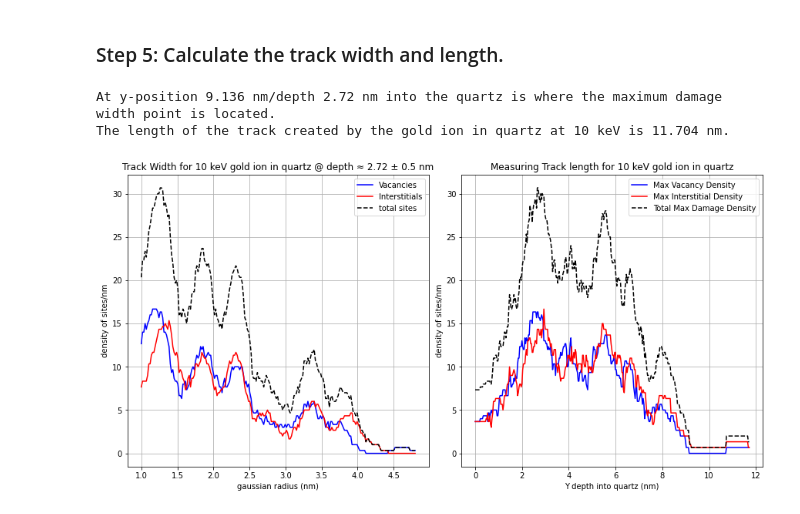
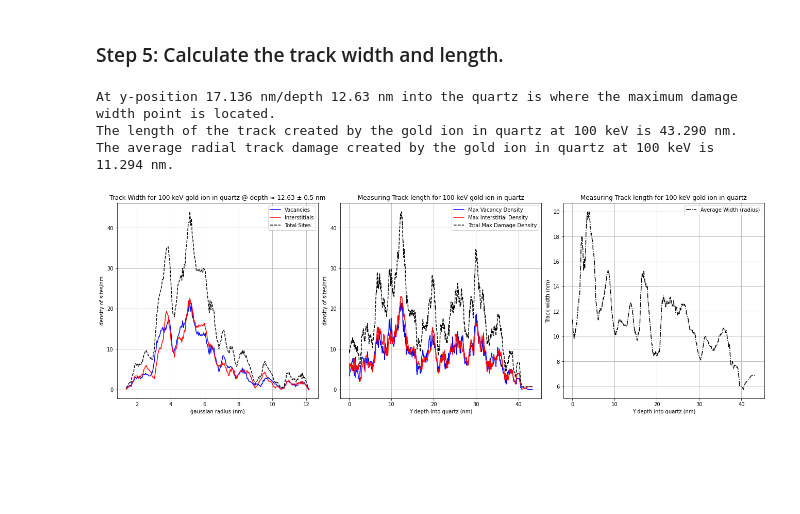
Before and after one commit to NSF-GCR-MDDM/kmream_md, a Jupyter notebook: md_vacancies.ipynb, the cells around one changed output. Saved outputs shown, nothing was run; the diff lists cells and outputs as text; code cells hidden in the pictures; blank space fills up the shorter version.

```diff
--- a/md_vacancies.ipynb
+++ b/md_vacancies.ipynb
@@ -307,10 +308,10 @@ def clean_compare_and_convert(data_path, original_path, header="id type x y z st
     return modified, vacancies
 
 original_crystal_paths = [
-    "6_4_2025_runs/6_5_2025_11000_original",
-    "6_4_2025_runs/6_5_2025_12000_original",
-    "6_4_2025_runs/6_5_2025_13000_original",
-    "6_4_2025_runs/6_5_2025_14000_original",
+    "6_18_2025_runs/6_18_2025_19000_100kev_original",
+    "6_19_2025_runs/6_19_2025_15000_original",
+    "6_23_2025_runs/6_23_2025_20000_original",
+    "6_24_2025_runs/6_24_2025_25000_original",
     "6_4_2025_runs/6_5_2025_15000_original"
 ]
 
@@ -355,8 +356,12 @@ def pca_calculation(data, shooting = 'y'):
 
     pca = PCA(n_components=3)
     pca.fit(positions_centered)
+    direction = pca.components_[0]
 
-    direction = pca.components_[0] * -1     # first principal component, multiply by -1 because we are moving along the -y direction -> if change to +y dir, remove this
+    dot = np.dot(direction, direction_vector)
+    if dot < 0:
+        direction = -direction
+
     dir_xy = direction[:2]
     dir_yz = direction[1:]
     dir_xz = [direction[0], direction[2]]
@@ -472,14 +517,14 @@ def gaussian_circ(a, b, origin, radius):
     return points
 
 depth_tol = 0.5 #this is the tolerance of the plane slice being taken, so the width of the plane slice (+- this value)
-end_radius = 8
+end_radius = 20 # in nm
 beginning_radius = 1
 radii = np.linspace(beginning_radius, end_radius, 401)   #note the lowest this will be will change
 delta = tolerance # kind of like a radial smoothing filter
 data, vac = data_list[dataframe - 1], vacancies[dataframe - 1]
 
 # === Generate line points along the ion track ===
-n_steps = 501
+n_steps = 1001
 t_vals = np.linspace(0, 1, n_steps)
 start = origin
 end = endpoint_3d
@@ -566,6 +611,7 @@ depths = []
 max_vac_densities = []
 max_int_densities = []
 max_total_densities = []
+avg_widths = []
 
 for depth, results_list in all_results.items():
     max_entry = max(results_list, key=lambda d: d['avg_vacancies'] + d['avg_interstitials'])
@@ -575,38 +621,60 @@ for depth, results_list in all_results.items():
     max_int_densities.append(max_entry['avg_interstitials'])
     max_total_densities.append(max_entry['avg_vacancies'] + max_entry['avg_interstitials'])
 
+    # == getting the average width at each depth value ==
+
+    results = all_results[depth]
+    radii_slice = np.array([r['radius'] for r in results])
+    total_density = np.array([r['avg_vacancies'] + r['avg_interstitials'] for r in results])
+
+    if total_density.sum() > 0:
+        weighted_avg_radius = np.sum(radii_slice * total_density) / np.sum(total_density)
+        weighted_avg_radius = weighted_avg_radius + weighted_avg_radius
+    else:
+        weighted_avg_radius = 0
+
+    avg_widths.append(weighted_avg_radius)
+
 
 depth_scalar = np.dot(np.array(best_depth) - origin, track_unit)
 depths_numeric = [d[1] if isinstance(d, (tuple, list)) else d for d in depths]
 
 depth_into_crystal = np.abs(depths_numeric - depths_numeric[0])
 
-fig, axes = plt.subplots(1, 2, figsize=(12, 6), constrained_layout=True)
+fig, axes = plt.subplots(1, 3, figsize=(18, 6), constrained_layout=True)
 
 
 axes[0].plot(radii_best, vac_best, label='Vacancies', color = 'blue')
 axes[0].plot(radii_best, int_best, label='Interstitials', color = 'red')
-axes[0].plot(radii_best, total_best, label = 'total sites', color = 'black', linestyle = '--')
+axes[0].plot(radii_best, total_best, label = 'Total Sites', color = 'black', linestyle = '--')
 axes[0].set_title(f'Track Width for {kev} keV {ion_type} ion in {crystal_type} @ depth ≈ {depth_scalar:.2f} ± {depth_tol} nm')
 axes[0].set_xlabel('gaussian radius (nm)')
 axes[0].set_ylabel('density of sites/nm')
 axes[0].legend(loc = 'best')
 axes[0].grid(True)
 
 axes[1].plot(depth_into_crystal, max_vac_densities, label='Max Vacancy Density', color='blue')
 axes[1].plot(depth_into_crystal, max_int_densities, label='Max Interstitial Density', color='red')
 axes[1].plot(depth_into_crystal, max_total_densities, label='Total Max Damage Density', color='black', linestyle='--')
 axes[1].set_title(f'Measuring Track length for {kev} keV {ion_type} ion in {crystal_type}')
 axes[1].set_xlabel(f'Y depth into {crystal_type} (nm)')
 axes[1].set_ylabel('density of sites/nm')
 axes[1].legend(loc='best')
 axes[1].grid(True)
 
+axes[2].plot(depth_into_crystal, avg_widths, label='Average Width (radius)', color = 'black', linestyle='-.')
+axes[2].set_title(f'Measuring Track length for {kev} keV {ion_type} ion in {crystal_type}')
+axes[2].set_xlabel(f'Y depth into {crystal_type} (nm)')
+axes[2].set_ylabel('Track width (nm)')
+axes[2].legend(loc='best')
+axes[2].grid(True)
 
 print(f"At y-position {max_info['depth'][1]:.3f} nm/depth {depth_scalar:.2f} nm into the quartz is where the maximum damage width point is located.")
 print(f"The length of the track created by the {ion_type} ion in {crystal_type} at {kev} keV is {np.abs(depths_numeric[0] - depths_numeric[-1]):.3f} nm.")
+print(f"The average radial track damage created by the {ion_type} ion in {crystal_type} at {kev} keV is {np.mean(avg_widths):.3f} nm.")
 # %% [output]
-At y-position 9.136 nm/depth 2.72 nm into the quartz is where the maximum damage width point is located.
-The length of the track created by the gold ion in quartz at 10 keV is 11.704 nm.
+At y-position 17.136 nm/depth 12.63 nm into the quartz is where the maximum damage width point is located.
+The length of the track created by the gold ion in quartz at 100 keV is 43.290 nm.
+The average radial track damage created by the gold ion in quartz at 100 keV is 11.294 nm.
-[figure, old version]
+[figure, new version]
 # %%
```
Also changed, not shown: parts of 15 cells of this notebook.
